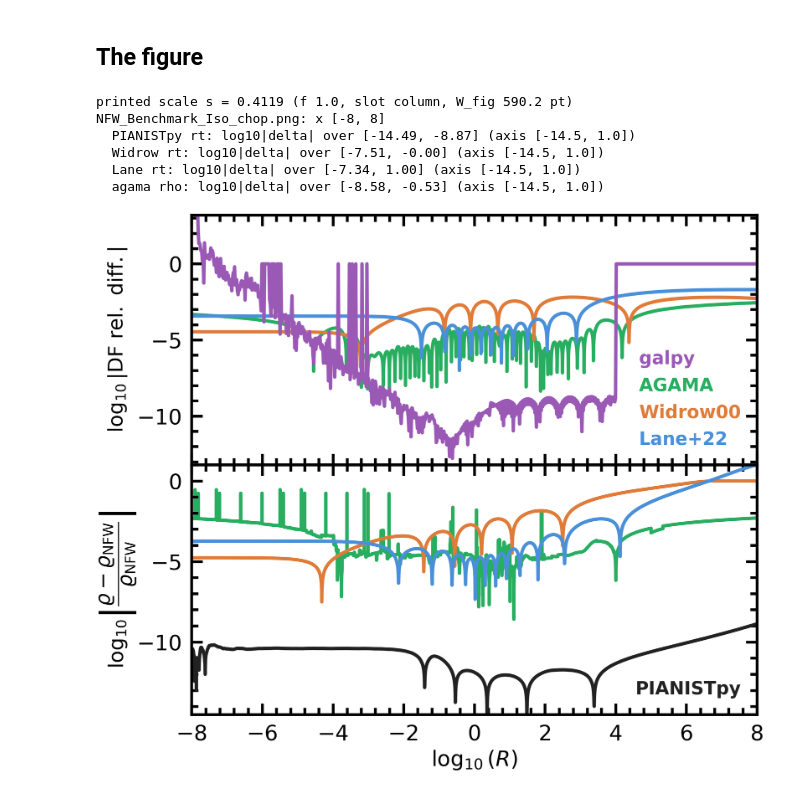
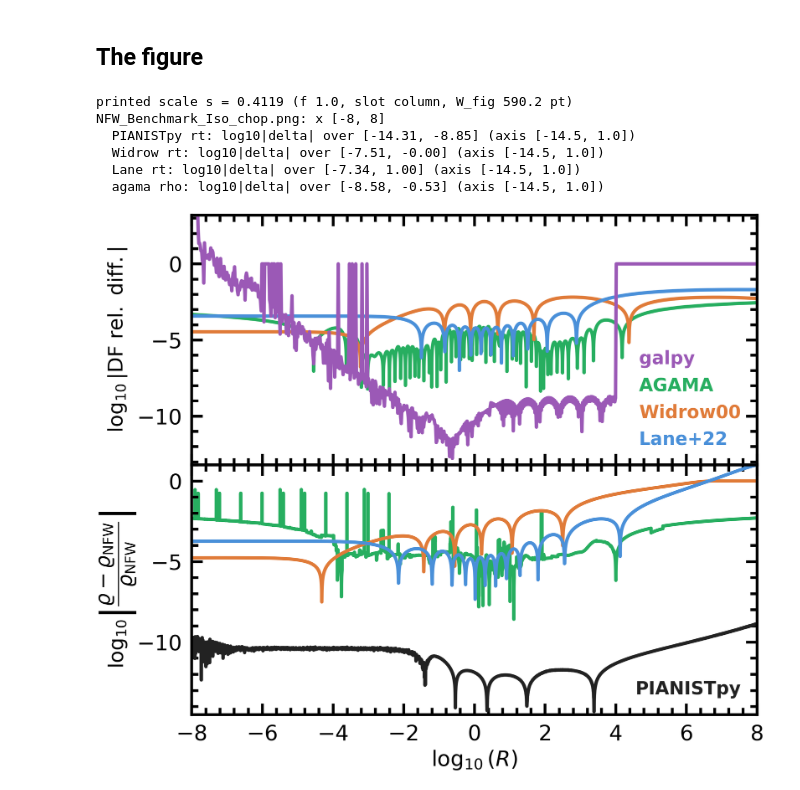
Before and after one commit to barrytchiang/PIANISTpy, a Jupyter notebook: docs/notebooks/chiang2026d/fig08.ipynb, the cells around one changed output. Cells and saved outputs as stored; diff of their text form; code cells hidden in the pictures.

Commit message:
Docs: the seven notebook copies refreshed from the notebooks repository at ver. 1.0.1; the differentiability page's version line in the "As of ver. 1.0.1" form

```diff
--- a/docs/notebooks/chiang2026d/fig08.ipynb
+++ b/docs/notebooks/chiang2026d/fig08.ipynb
@@ -13,7 +13,7 @@ os.environ["TF_CPP_MIN_LOG_LEVEL"] = "3"  # before any JAX import: no C++ log li
 
 from importlib import metadata
 
-PINS = {"pianistpy": "1.0.0", "numpy": "2.4.3", "scipy": "1.17.1", "galpy": "1.11.0", "agama": "1.0.156"}
+PINS = {"pianistpy": "1.0.1", "numpy": "2.4.3", "scipy": "1.17.1", "galpy": "1.11.0", "agama": "1.0.156"}
 
 
 def installed(name):
@@ -513,7 +242,7 @@ from PIL import Image  # noqa: E402
 from PIL.PngImagePlugin import PngInfo  # noqa: E402
 from scipy.interpolate import CubicSpline  # noqa: E402
 
-NPZ, EXT, OUTPUT_FIG = "fig08_curves.npz", ".", "NFW_Benchmark_Iso_chop.png"   # [1.0.0] the cells above
+NPZ, EXT, OUTPUT_FIG = "fig08_curves.npz", ".", "NFW_Benchmark_Iso_chop.png"   # [1.0.1] the cells above
 XMIN, XMAX = (-8, 8)     # to log R = 8 (the paper: 4.7)
 
 COLOR_PIANIST = "#222222"
@@ -606,8 +335,8 @@ plt.setp(ax_top.get_xticklabels(), visible=False)
 
 plot_signed_delta(ax_bot, np.log10(agama[:, 0]), agama_rho, COLOR_AGAMA, label="AGAMA", fallback_y=_rho_ymax, zorder=1)
 plot_signed_delta(ax_bot, logR, z["pianist_rt"], COLOR_PIANIST, label="PIANISTpy", fallback_y=_rho_ymax, zorder=2, nan_is_gap=True)
-# the Widrow DF's self-consistent potential reaches zero at R = 7.09e6 (the curve cell: P = 1e-11 there): the model ends, its density beyond
-# is zero and the relative error exactly -1 (the legacy script likewise read 0 density past a fit's ODE range)
+# the Widrow DF's self-consistent potential reaches the floor of its DF table at the radius the curve cell prints: the model ends,
+# its density beyond is zero and the relative error exactly -1 (the legacy script likewise read 0 density past a fit's ODE range)   # [1.0.1]
 _w = np.array(z["widrow_rt"], dtype=float)
 _w[np.arange(_w.size) > np.flatnonzero(np.isfinite(_w))[-1]] = -1.0
 plot_signed_delta(ax_bot, logR, _w, COLOR_WIDROW, label="Widrow", fallback_y=_rho_ymax, zorder=2, nan_is_gap=True)
@@ -642,36 +371,36 @@ text_legend(ax_bot, ["PIANISTpy"], [COLOR_PIANIST], "lower right")
 for ax in (ax_top, ax_bot):
     ax.xaxis.set_minor_locator(ticker.AutoMinorLocator(5))
     ax.yaxis.set_minor_locator(ticker.AutoMinorLocator(5))
 
 import os as _fs_os, sys as _fs_sys
 _fs_sys.path.insert(0, 'scripts')
 import print_frame_fs as _fs_pf  # frames and ticks at their printed size
 _fs_s = _fs_pf.apply(fig, f=1.0, slot='column', width_pt=float(_fs_os.environ.get('PRINT_WIDTH_PT', 590.2)))
 print(f'printed scale s = {_fs_s:.4f} (f 1.0, slot column, W_fig {_fs_os.environ.get("PRINT_WIDTH_PT", 590.2)} pt)', flush=True)
 fig.savefig(OUTPUT_FIG, bbox_inches="tight", dpi=300)
 plt.close(fig)
 meta = PngInfo()
 meta.add_text("Title", "Benchmark of the isotropic NFW distribution function")
-meta.add_text("PIANISTpy product", "compute_df of pianistpy 1.0.0")  # [1.0.0]
-meta.add_text("Source", "fig08_curves.npz (PIANISTpy, Widrow 2000, Lane et al. 2022: forward density and Poisson solve); "
-              "galpy_numerical_iso.txt and agama_numerical_iso.txt")
+meta.add_text("PIANISTpy product", f"compute_df, from_function and round_trip of pianistpy {pp.__version__}")  # [1.0.1]
+meta.add_text("Source", "fig08_curves.npz (PIANISTpy, Widrow 2000, Lane et al. 2022: the round trip by pp.round_trip, "
+              "the density of each DF and the Poisson solver); galpy_numerical_iso.txt and agama_numerical_iso.txt")  # [1.0.1]
 pixel_crop = 22
 with Image.open(OUTPUT_FIG) as img:
     width, height = img.size
     img.crop((pixel_crop, pixel_crop, width - pixel_crop, height - pixel_crop)).save(OUTPUT_FIG, pnginfo=meta)
 print(f"{OUTPUT_FIG}: x [{XMIN}, {XMAX}]")
 for name, arr, lr in (("PIANISTpy rt", z["pianist_rt"], logR), ("Widrow rt", z["widrow_rt"], logR), ("Lane rt", z["lane_rt"], logR),
                       ("agama rho", agama_rho, np.log10(agama[:, 0]))):
     a = np.log10(np.abs(arr[(lr >= XMIN) & (lr <= XMAX) & np.isfinite(arr) & (arr != 0)]))
     print(f"  {name}: log10|delta| over [{a.min():.2f}, {a.max():.2f}] (axis [{DELTA_RHO_YMIN}, {DELTA_RHO_YMAX}])")
 
-from IPython.display import Image as _Img, display as _display  # [1.0.0] the PNG inline
+from IPython.display import Image as _Img, display as _display  # [1.0.1] the PNG inline
 _display(_Img(OUTPUT_FIG))
 # %% [output]
 printed scale s = 0.4119 (f 1.0, slot column, W_fig 590.2 pt)
 NFW_Benchmark_Iso_chop.png: x [-8, 8]
-  PIANISTpy rt: log10|delta| over [-14.49, -8.87] (axis [-14.5, 1.0])
+  PIANISTpy rt: log10|delta| over [-14.31, -8.85] (axis [-14.5, 1.0])
   Widrow rt: log10|delta| over [-7.51, -0.00] (axis [-14.5, 1.0])
   Lane rt: log10|delta| over [-7.34, 1.00] (axis [-14.5, 1.0])
   agama rho: log10|delta| over [-8.58, -0.53] (axis [-14.5, 1.0])
-[figure, old version]
+[figure, new version]
```
Also changed, not shown: parts of 7 cells of this notebook, 7 other files.
